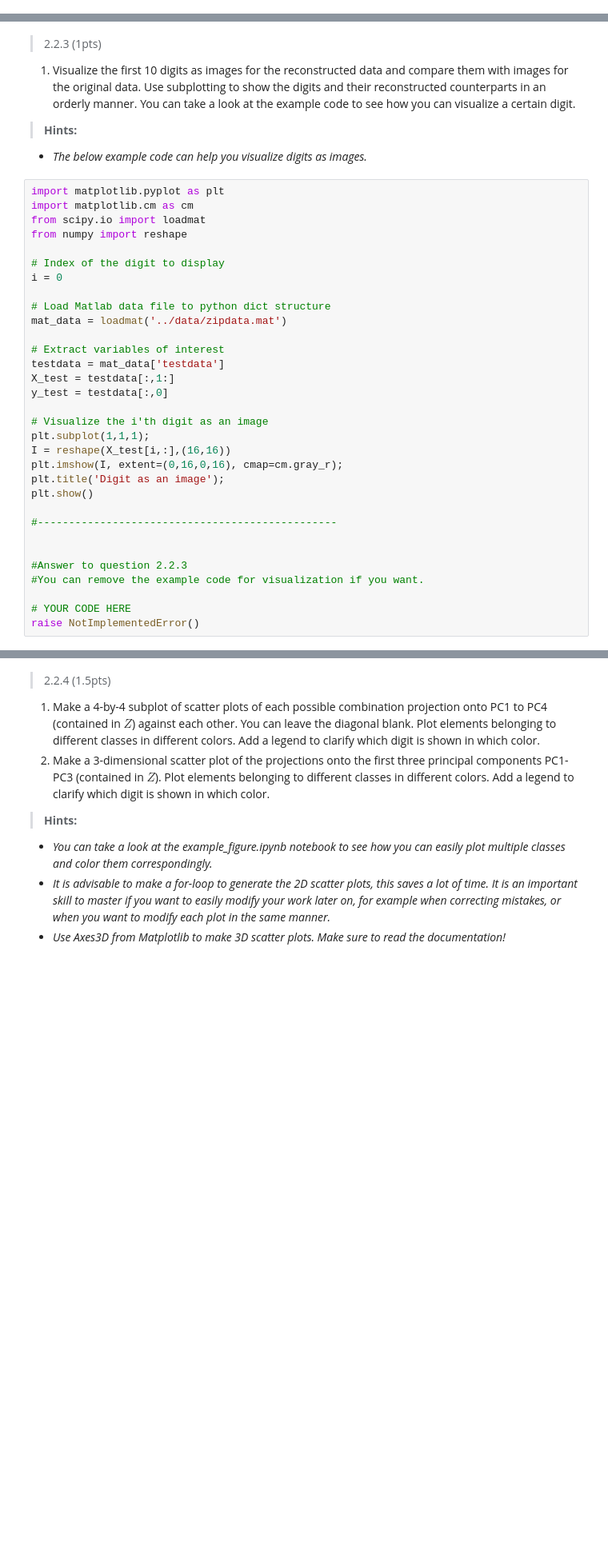
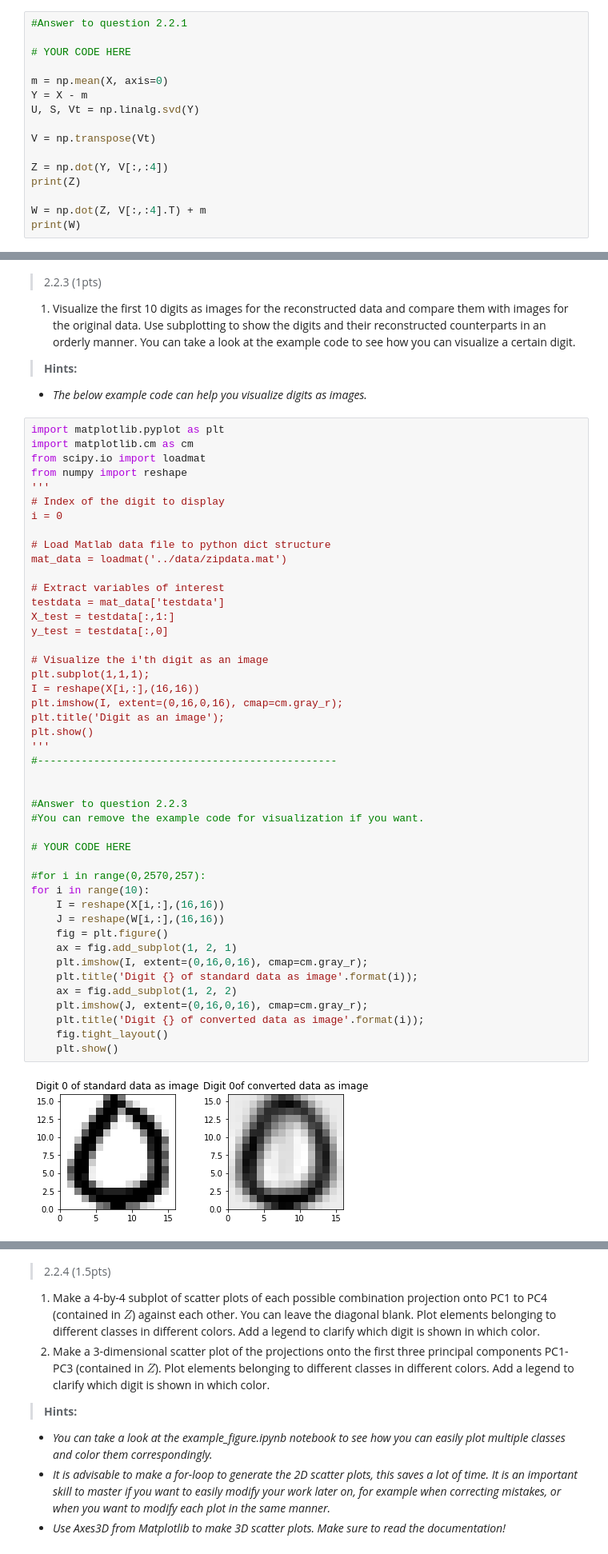
Before and after one commit to CornelisseMichael/Datamining, a Jupyter notebook: assignment_2/assignment_2/assignment_2.ipynb, the cells around one changed output, grey strips where cells are left out. Shown at 80% size. Drawn from its saved outputs; the diff is of its cells as text; blank space fills up the shorter version.

```diff
--- a/assignment_2/assignment_2/assignment_2.ipynb
+++ b/assignment_2/assignment_2/assignment_2.ipynb
@@ -277,0 +315,16 @@ raise NotImplementedError()
+# %%
+#Answer to question 2.2.1
+
+# YOUR CODE HERE
+
+m = np.mean(X, axis=0)
+Y = X - m
+U, S, Vt = np.linalg.svd(Y)
+
+V = np.transpose(Vt)
+
+Z = np.dot(Y, V[:,:4])
+print(Z)
+
+W = np.dot(Z, V[:,:4].T) + m
+print(W)
@@ -287,32 +361,47 @@ raise NotImplementedError()
 # %%
 import matplotlib.pyplot as plt
 import matplotlib.cm as cm
 from scipy.io import loadmat
 from numpy import reshape
-
+'''
 # Index of the digit to display
 i = 0
 
 # Load Matlab data file to python dict structure
 mat_data = loadmat('../data/zipdata.mat')
 
 # Extract variables of interest
 testdata = mat_data['testdata']
 X_test = testdata[:,1:]
 y_test = testdata[:,0]
 
 # Visualize the i'th digit as an image
 plt.subplot(1,1,1);
-I = reshape(X_test[i,:],(16,16))
+I = reshape(X[i,:],(16,16))
 plt.imshow(I, extent=(0,16,0,16), cmap=cm.gray_r);
 plt.title('Digit as an image');
 plt.show()
-
+'''
 #------------------------------------------------
 
 
 #Answer to question 2.2.3
 #You can remove the example code for visualization if you want.
 
 # YOUR CODE HERE
-raise NotImplementedError()
+
+#for i in range(0,2570,257):
+for i in range(10):
+    I = reshape(X[i,:],(16,16))
+    J = reshape(W[i,:],(16,16))
+    fig = plt.figure()
+    ax = fig.add_subplot(1, 2, 1)
+    plt.imshow(I, extent=(0,16,0,16), cmap=cm.gray_r);
+    plt.title('Digit {} of standard data as image'.format(i));
+    ax = fig.add_subplot(1, 2, 2)
+    plt.imshow(J, extent=(0,16,0,16), cmap=cm.gray_r);
+    plt.title('Digit {} of converted data as image'.format(i));
+    fig.tight_layout()
+    plt.show()
+# %% [output]
+[figure, added]
```
Also changed, not shown: parts of 15 cells of this notebook.
